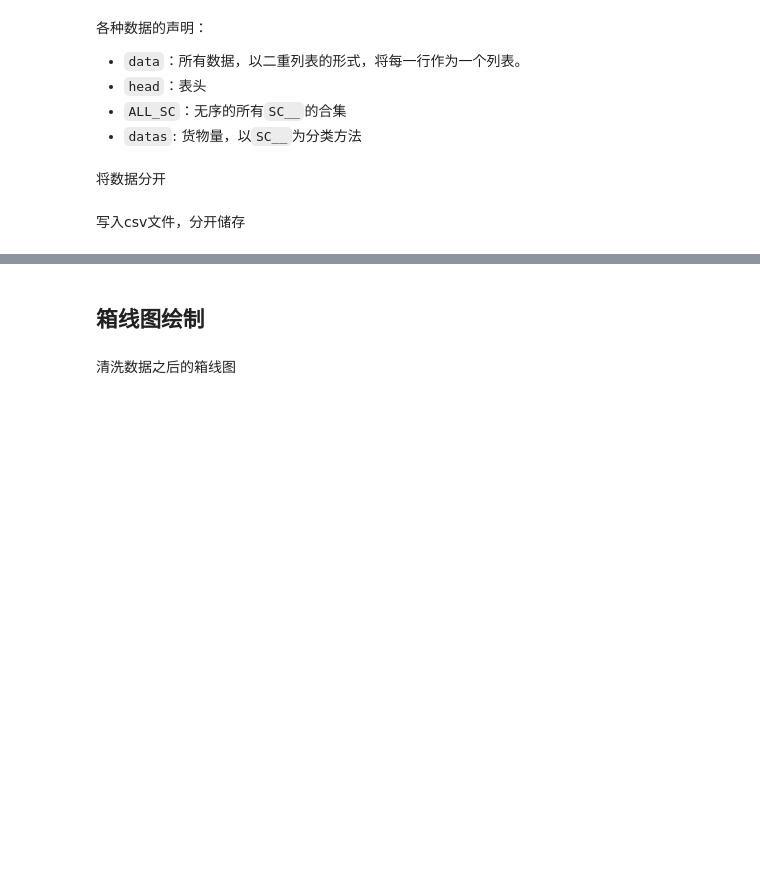
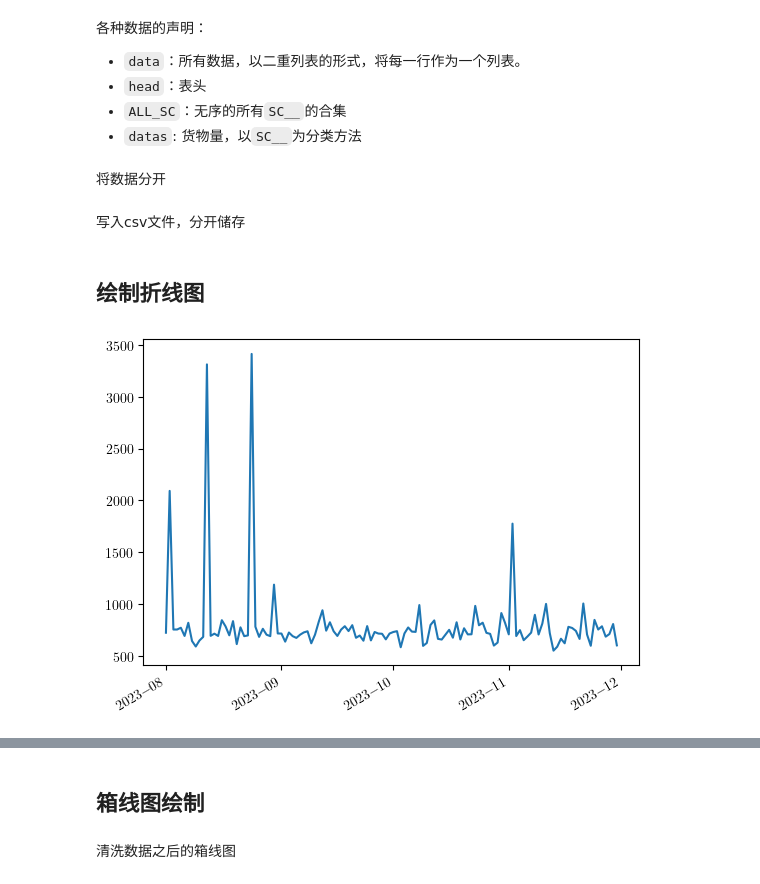
Before and after one commit to YinMo19/Mathor_cup_2024, a Jupyter notebook: appendix/YinMo/first_try.ipynb, the cells around one changed output, grey strips where cells are left out. Saved outputs shown, nothing was run; the diff lists cells and outputs as text; code cells hidden in the pictures; blank space fills up the shorter version.

```diff
--- a/appendix/YinMo/first_try.ipynb
+++ b/appendix/YinMo/first_try.ipynb
@@ -58,3 +60,29 @@ for SC_ in ALL_SC:
         for row in data:
             if row[0] == SC_:
                 writer.writerow(row)
+# %% [markdown]
+## 绘制折线图
+# %%
+SC_48_data = [data[i][1] for i, _ in enumerate(data) if data[i][0] == "SC48"]
+SC_48_value = np.array([data[i][2] for i, _ in enumerate(data) if data[i][0] == "SC48"],dtype="int64")
+# 将日期字符串转换为datetime对象
+dates = [datetime.datetime.strptime(date, "%Y/%m/%d") for date in SC_48_data]
+
+# 对日期数据进行排序
+dates.sort()
+
+# 创建图表
+plt.figure()
+plt.plot(dates, SC_48_value)
+
+# 设置横坐标为时间类型
+plt.gca().xaxis.set_major_formatter(mdates.DateFormatter(r"%Y-%m"))
+plt.gca().xaxis.set_major_locator(mdates.MonthLocator())
+
+# 自动调整日期标签以避免重叠
+plt.gcf().autofmt_xdate()
+
+# 显示图表
+plt.show()
+# %% [output]
+[figure, added]
```
Also changed, not shown: parts of 5 cells of this notebook, 4 other files.
